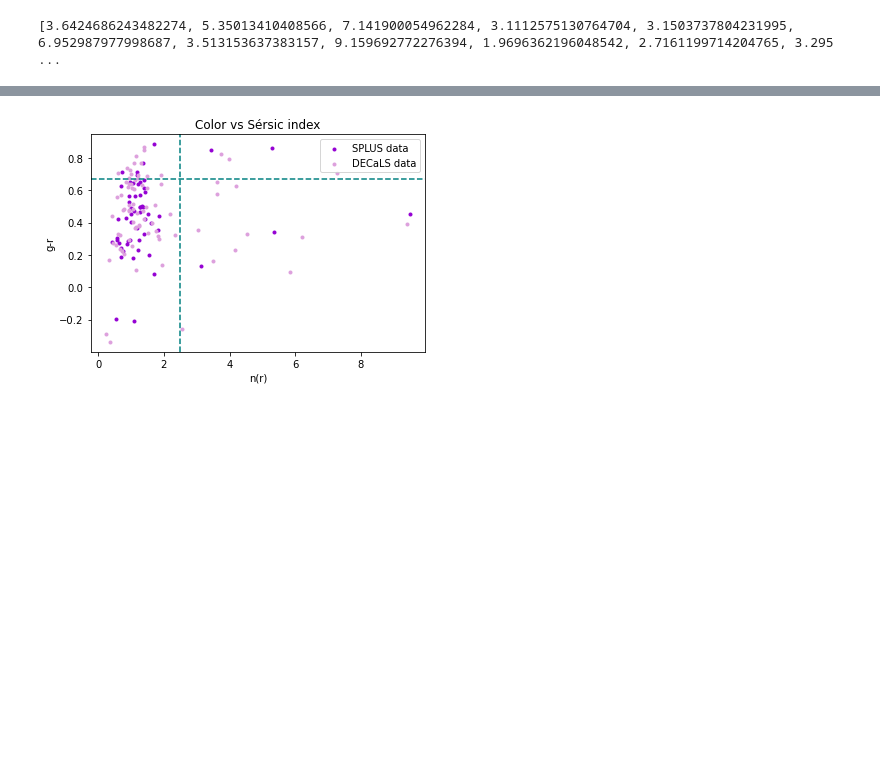
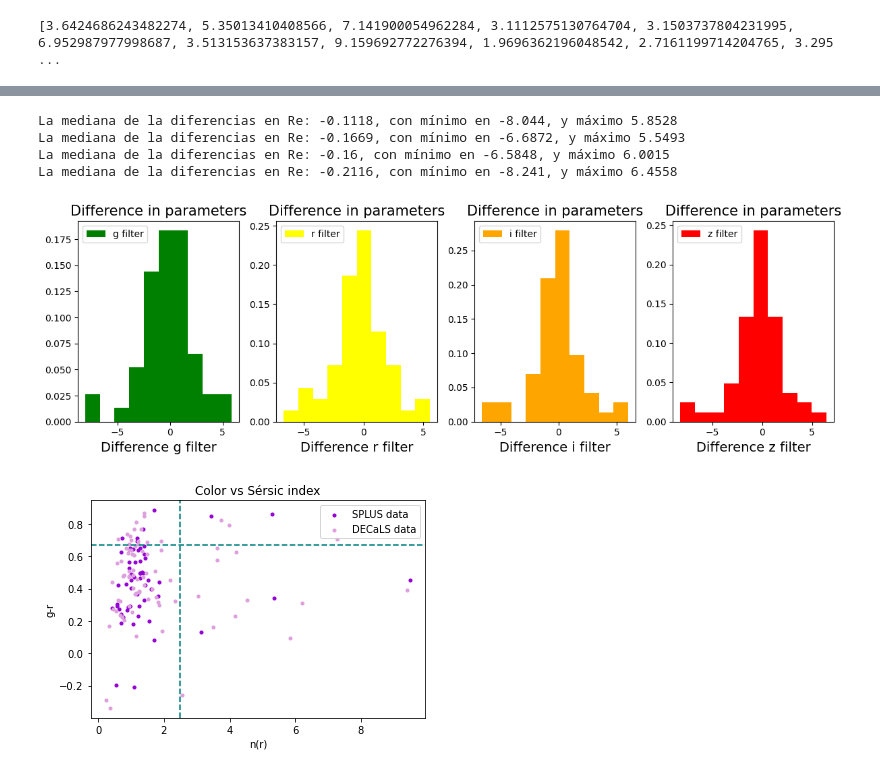
Before and after one commit to Siortiz/MorphoLS, a Jupyter notebook: Analysis/DECALS_SPLUS_plots.ipynb, the cells around one changed output, grey strips where cells are left out. Saved outputs shown, nothing was run; the diff lists cells and outputs as text; code cells hidden in the pictures; blank space fills up the shorter version.

```diff
--- a/Analysis/DECALS_SPLUS_plots.ipynb
+++ b/Analysis/DECALS_SPLUS_plots.ipynb
@@ -361,3 +399,15 @@ plt.show()
+# %%
+fig, axs = plt.subplots(1, 4, figsize=(12, 4))
+graficar_diferencias(axs[:], valores_re, valores_re_splus, 'green', 'yellow', 'orange', 'red', 'Re')
+plt.legend()
+plt.tight_layout()
+plt.show()
+# %% [output]
+La mediana de la diferencias en Re: -0.1118, con mínimo en -8.044, y máximo 5.8528
+La mediana de la diferencias en Re: -0.1669, con mínimo en -6.6872, y máximo 5.5493
+La mediana de la diferencias en Re: -0.16, con mínimo en -6.5848, y máximo 6.0015
+La mediana de la diferencias en Re: -0.2116, con mínimo en -8.241, y máximo 6.4558
+[figure, added]
 # %%
 # Obtener los grupos únicos en la tabla model
 model_groups = set(model['Group'])
```
Also changed, not shown: parts of 9 cells of this notebook.
